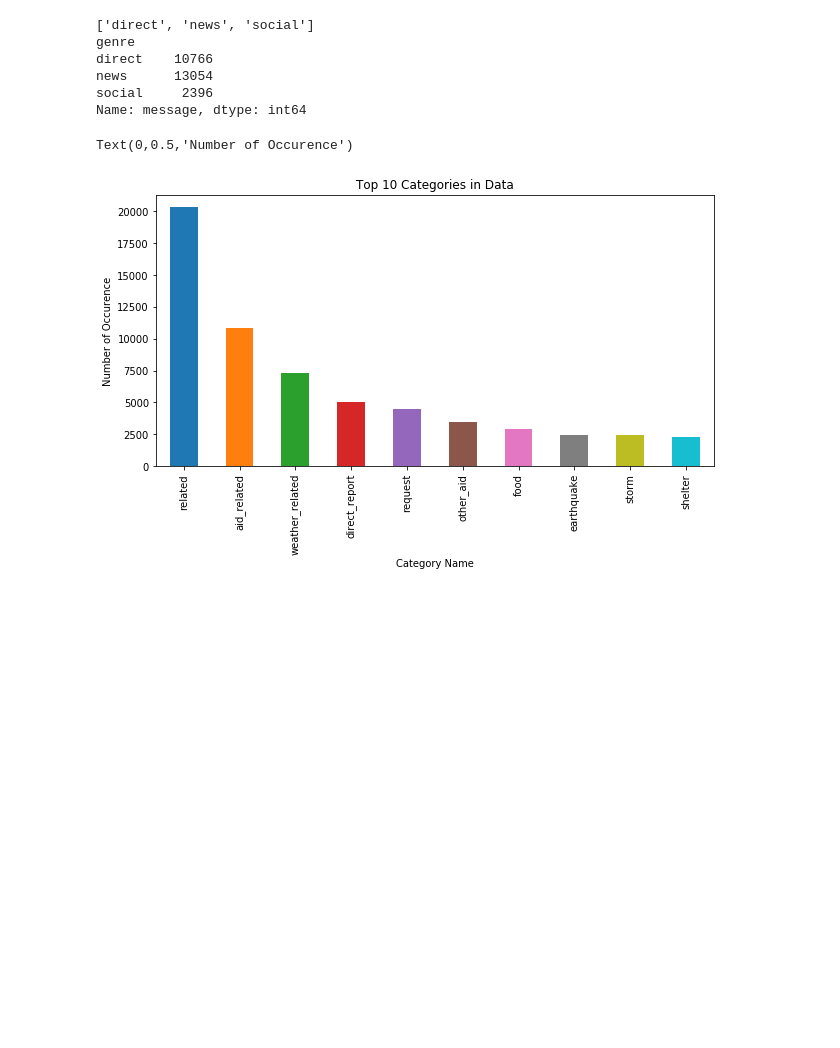
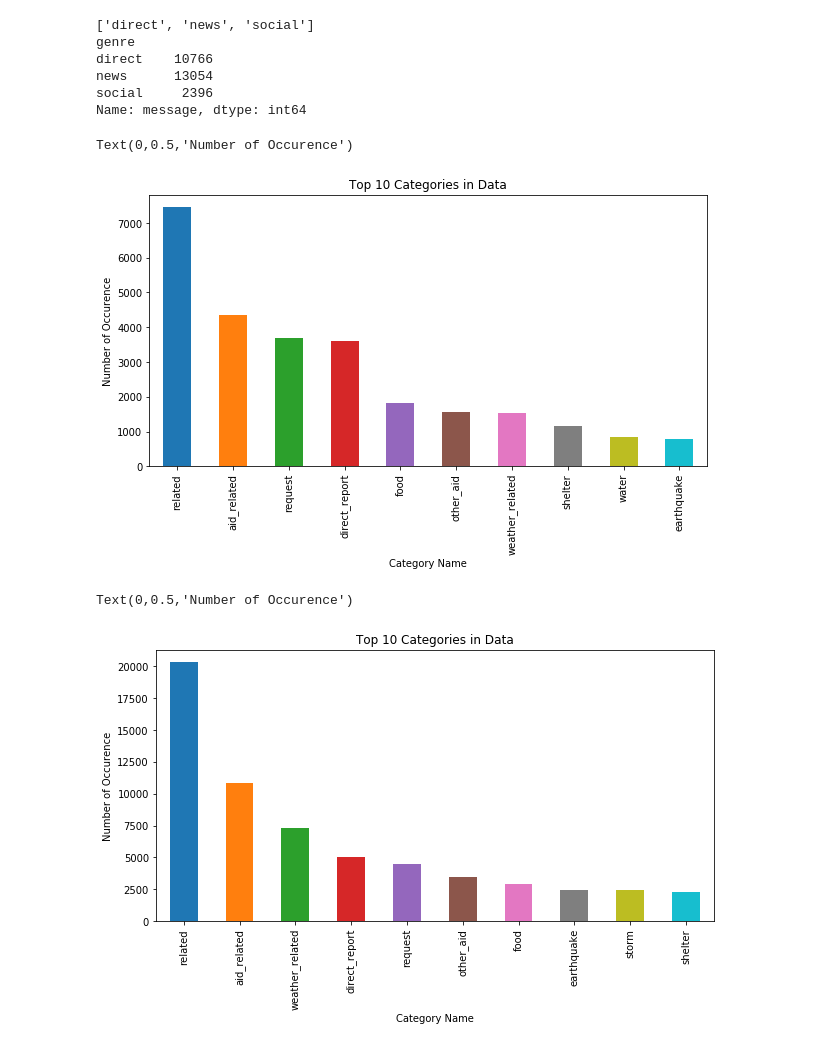
Before and after one commit to welisari/disaster_response_pipeline_project, a Jupyter notebook: ML Pipeline Preparation.ipynb, the cells around one changed output. Drawn from its saved outputs; the diff is of its cells as text; code cells hidden in the pictures; blank space fills up the shorter version.

```diff
--- a/ML Pipeline Preparation.ipynb
+++ b/ML Pipeline Preparation.ipynb
@@ -73,6 +83,19 @@ direct    10766
 news      13054
 social     2396
 Name: message, dtype: int64
+# %%
+df_direct=df.groupby('genre').sum().iloc[0,1:].sort_values(ascending=False) #Direct Channel
+df_news=df.groupby('genre').sum().iloc[1,1:].sort_values(ascending=False) #News Channel
+df_social=df.groupby('genre').sum().iloc[2,1:].sort_values(ascending=False) #Social
+
+plt.figure(figsize=(10, 5))
+ax=df_direct[:10].plot.bar(x='words', y='counts')
+plt.title('Top 10 Categories in Data')
+ax.set_xlabel("Category Name")
+ax.set_ylabel("Number of Occurence")
+# %% [output]
+Text(0,0.5,'Number of Occurence')
+[figure, added]
 # %%
 import matplotlib.pyplot as plt
 
```
Also changed, not shown: parts of 18 cells of this notebook, 3 other files.
